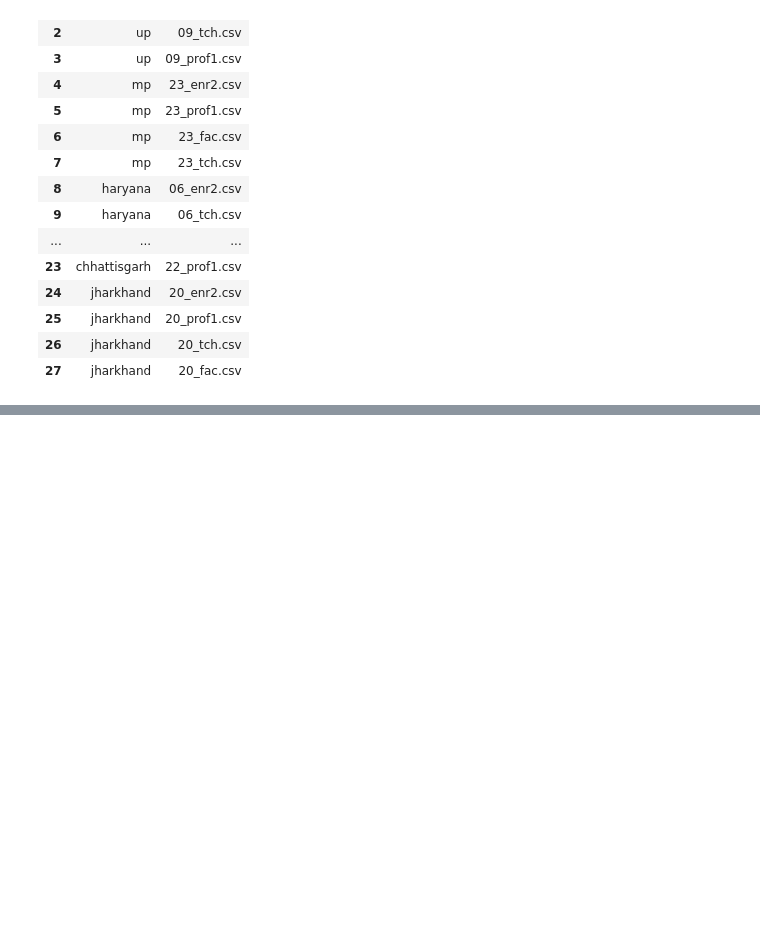
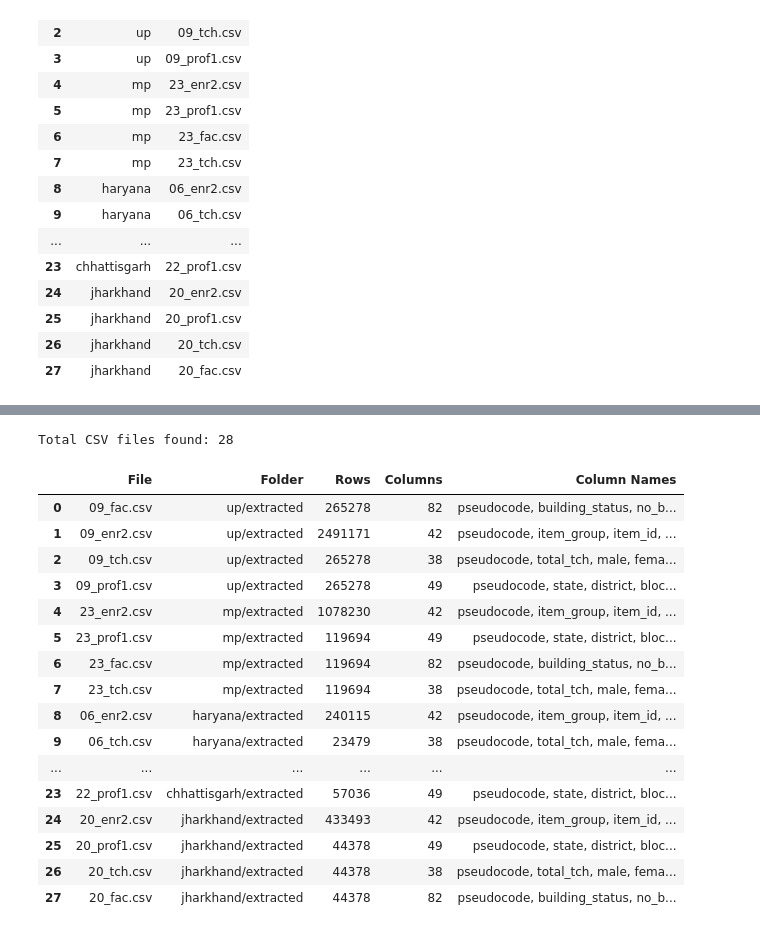
Before and after one commit to mukulyadav0118/india-school-education-analytics, a Jupyter notebook: 01_data_inspection.ipynb, the cells around one changed output, grey strips where cells are left out. Drawn from its saved outputs; the diff is of its cells as text; code cells hidden in the pictures; blank space fills up the shorter version.

```diff
--- a/01_data_inspection.ipynb
+++ b/01_data_inspection.ipynb
@@ -197,0 +671,6 @@ display(summary_df)
+# %%
+
+print("Extracted folders:")
+for folder in os.listdir():
+    if os.path.isdir(folder):
+        print(folder)
@@ -197,0 +695,8 @@ display(summary_df)
+# %%
+for folder in os.listdir():
+    if os.path.isdir(folder):
+        print(f"\n{folder}:")
+        for root, dirs, files in os.walk(folder):
+            for file in files:
+                if file.endswith(".csv"):
+                    print(os.path.join(root, file))
@@ -197,0 +721,51 @@ display(summary_df)
+# %%
+
+base_path = "/content/drive/MyDrive/India_School_Education_Data"
+
+inventory = []
+
+for root, dirs, files in os.walk(base_path):
+    for file in files:
+        if file.endswith(".csv"):
+            path = os.path.join(root, file)
+
+            try:
+                data = pd.read_csv(path, nrows=5)
+
+                with open(path, encoding="utf-8", errors="replace") as f:
+                    total_rows = sum(1 for _ in f) - 1
+
+                inventory.append({
+                    "File": file,
+                    "Folder": os.path.relpath(root, base_path),
+                    "Rows": total_rows,
+                    "Columns": len(data.columns),
+                    "Column Names": ", ".join(data.columns.astype(str))
+                })
+
+            except Exception as e:
+                print(f"Could not read {path}: {e}")
+
+inventory_df = pd.DataFrame(inventory)
+
+print("Total CSV files found:", len(inventory_df))
+display(inventory_df)
+# %% [output]
+Total CSV files found: 28
+|  | File | Folder | Rows | Columns | Column Names |
+| 0 | 09_fac.csv | up/extracted | 265278 | 82 | pseudocode, building_status, no_b... |
+| 1 | 09_enr2.csv | up/extracted | 2491171 | 42 | pseudocode, item_group, item_id, ... |
+| 2 | 09_tch.csv | up/extracted | 265278 | 38 | pseudocode, total_tch, male, fema... |
+| 3 | 09_prof1.csv | up/extracted | 265278 | 49 | pseudocode, state, district, bloc... |
+| 4 | 23_enr2.csv | mp/extracted | 1078230 | 42 | pseudocode, item_group, item_id, ... |
+| 5 | 23_prof1.csv | mp/extracted | 119694 | 49 | pseudocode, state, district, bloc... |
+| 6 | 23_fac.csv | mp/extracted | 119694 | 82 | pseudocode, building_status, no_b... |
+| 7 | 23_tch.csv | mp/extracted | 119694 | 38 | pseudocode, total_tch, male, fema... |
+| 8 | 06_enr2.csv | haryana/extracted | 240115 | 42 | pseudocode, item_group, item_id, ... |
+| 9 | 06_tch.csv | haryana/extracted | 23479 | 38 | pseudocode, total_tch, male, fema... |
+| ... | ... | ... | ... | ... | ... |
+| 23 | 22_prof1.csv | chhattisgarh/extracted | 57036 | 49 | pseudocode, state, district, bloc... |
+| 24 | 20_enr2.csv | jharkhand/extracted | 433493 | 42 | pseudocode, item_group, item_id, ... |
+| 25 | 20_prof1.csv | jharkhand/extracted | 44378 | 49 | pseudocode, state, district, bloc... |
+| 26 | 20_tch.csv | jharkhand/extracted | 44378 | 38 | pseudocode, total_tch, male, fema... |
+| 27 | 20_fac.csv | jharkhand/extracted | 44378 | 82 | pseudocode, building_status, no_b... |
```
Also changed, not shown: parts of 21 cells of this notebook.
